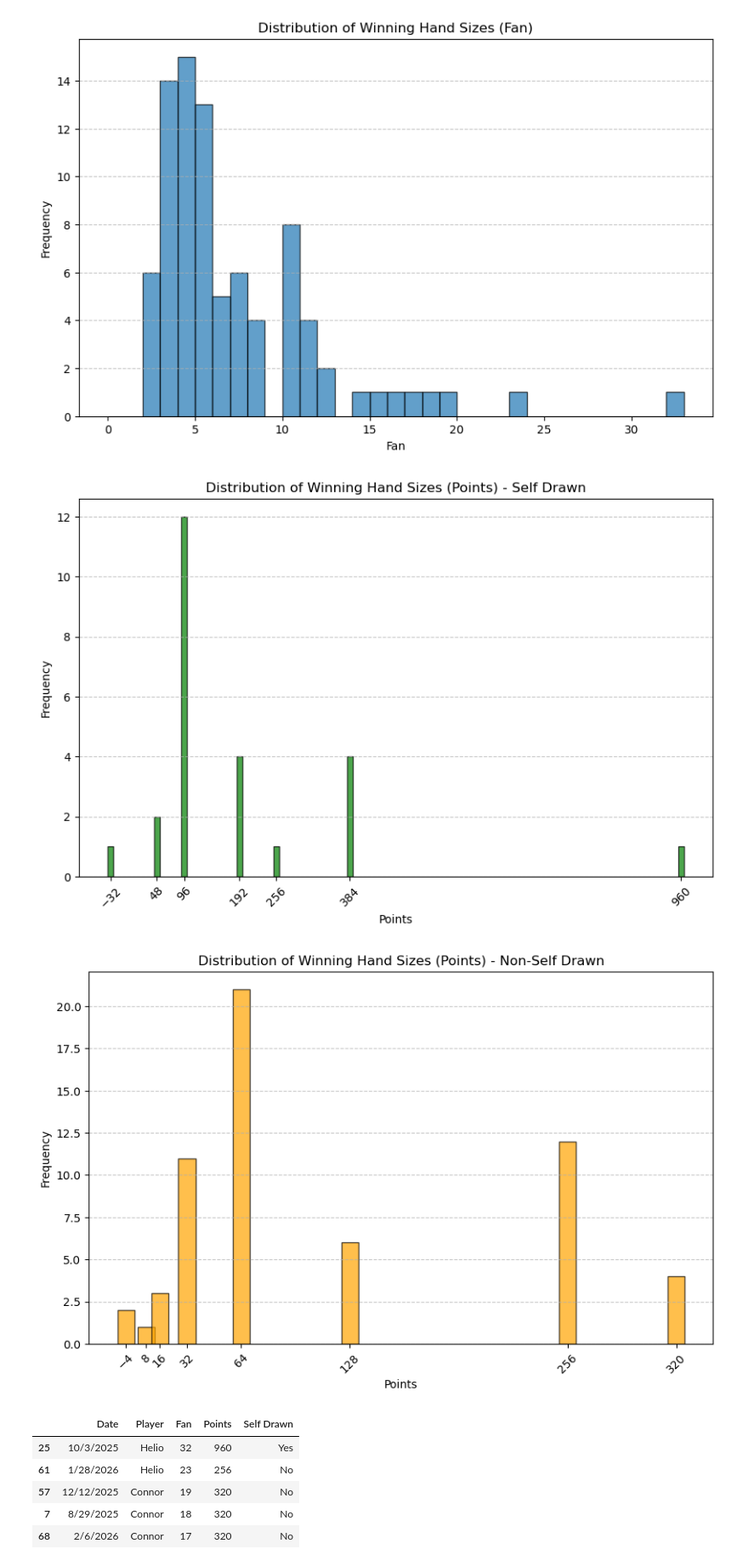
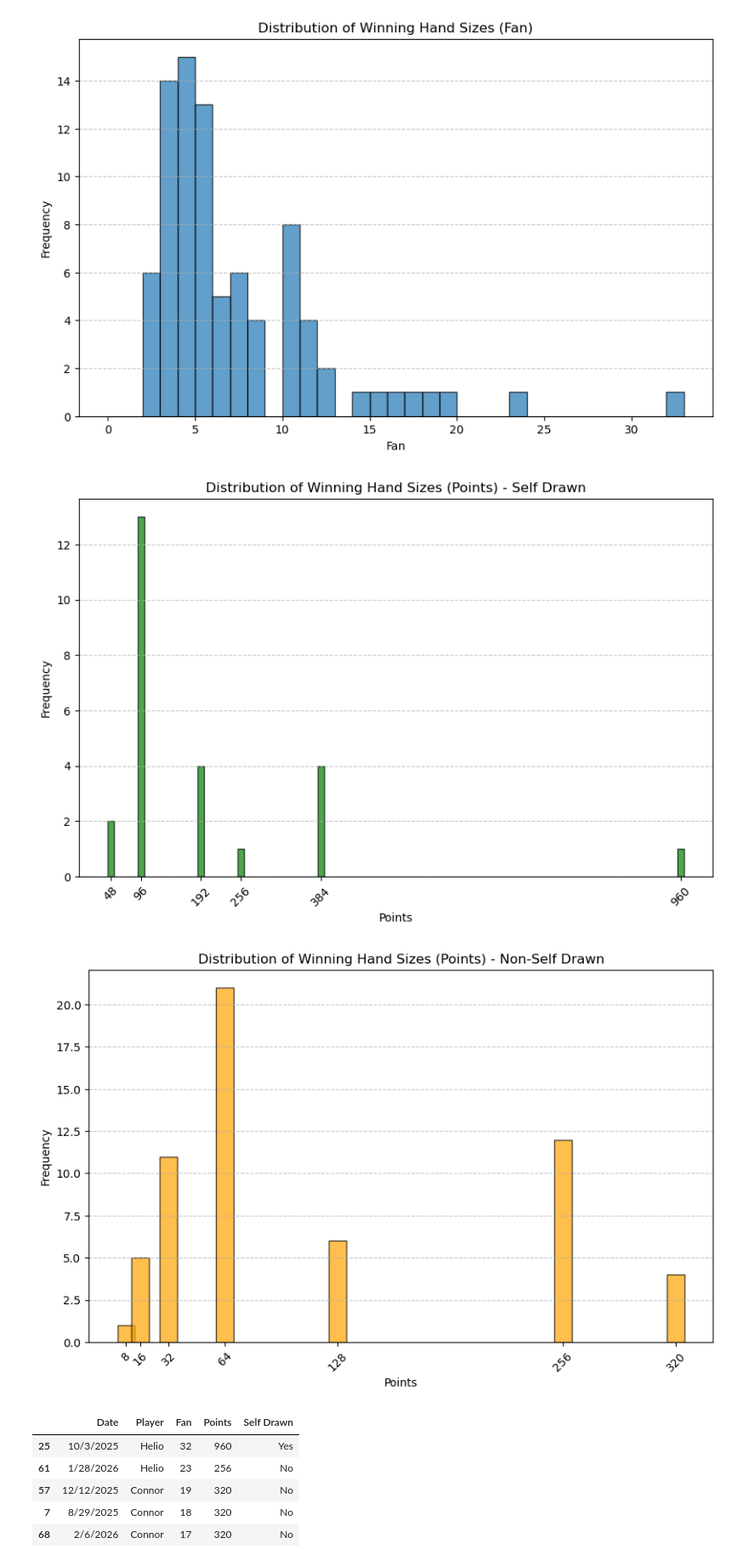
Before and after one commit to Conair94/Lifetime-Mahjong-Performance, a Jupyter notebook: Season 2 Data/Processing.ipynb, the cells around one changed output. Shown at 85% size. Drawn from its saved outputs; the diff is of its cells as text; code cells hidden in the pictures.

Commit message:
redid the win points chart

```diff
--- a/Season 2 Data/Processing.ipynb
+++ b/Season 2 Data/Processing.ipynb
@@ -254,41 +255,41 @@ plt.show()
 # Histograms of Winning Hand Sizes (Points)
 
 current_big3 = ['connor','helio','sam']
-current_guests = ['oscar','nick','drew','ruohan','brandon','lixin','alice']
+current_guests = ['oscar','nick','drew','ruohan','brandon','lixin','alice','eileen']
 current_players = current_big3 + current_guests
 
 # Extract winning points (max score in row)
 winning_points = df_data[current_players].max(axis=1)
 
 self_drawn_points = winning_points[df_data['from_wall'] == 1]
 discard_points = winning_points[df_data['from_wall'] == 0]
 
 # Plot 1: Self-Drawn
 plt.figure(figsize=(10, 6))
 self_drawn_counts = self_drawn_points.dropna().value_counts().sort_index()
 plt.bar(self_drawn_counts.index, self_drawn_counts.values, width=10, edgecolor='black', alpha=0.7, color='green')
 plt.title('Distribution of Winning Hand Sizes (Points) - Self Drawn')
 plt.xlabel('Points')
 plt.ylabel('Frequency')
 plt.xticks(self_drawn_counts.index, rotation=45)
 plt.grid(axis='y', linestyle='--', alpha=0.7)
 plt.savefig("win_points_self_drawn.png", bbox_inches='tight')
 plt.show()
 
 # Plot 2: Non-Self-Drawn
 plt.figure(figsize=(10, 6))
 discard_counts = discard_points.dropna().value_counts().sort_index()
 plt.bar(discard_counts.index, discard_counts.values, width=10, edgecolor='black', alpha=0.7, color='orange')
 plt.title('Distribution of Winning Hand Sizes (Points) - Non-Self Drawn')
 plt.xlabel('Points')
 plt.ylabel('Frequency')
 plt.xticks(discard_counts.index, rotation=45)
 plt.grid(axis='y', linestyle='--', alpha=0.7)
 plt.savefig("win_points_non_self_drawn.png", bbox_inches='tight')
 plt.show()
 # %% [output]
-[figure, old version]
+[figure, new version]
-[figure, old version]
+[figure, new version]
 # %%
 # Top 5 Largest Hands
 
```
Also changed, not shown: parts of 2 cells of this notebook, 3 other files.
